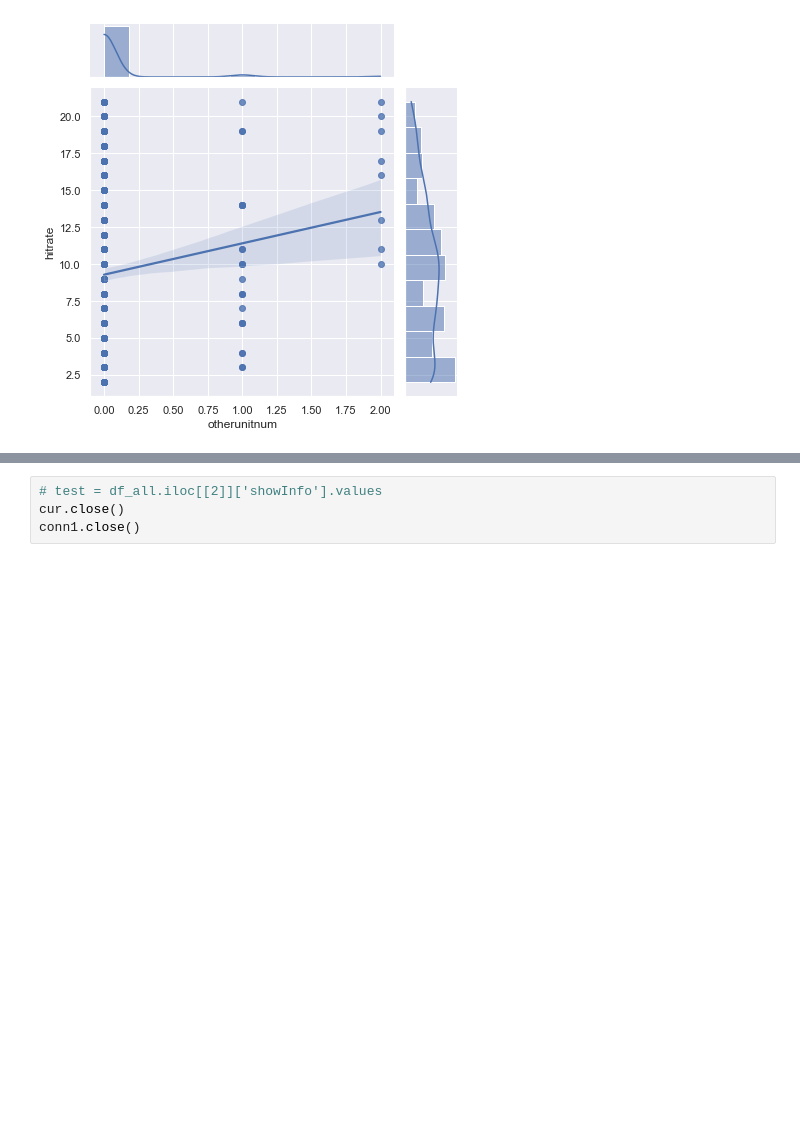
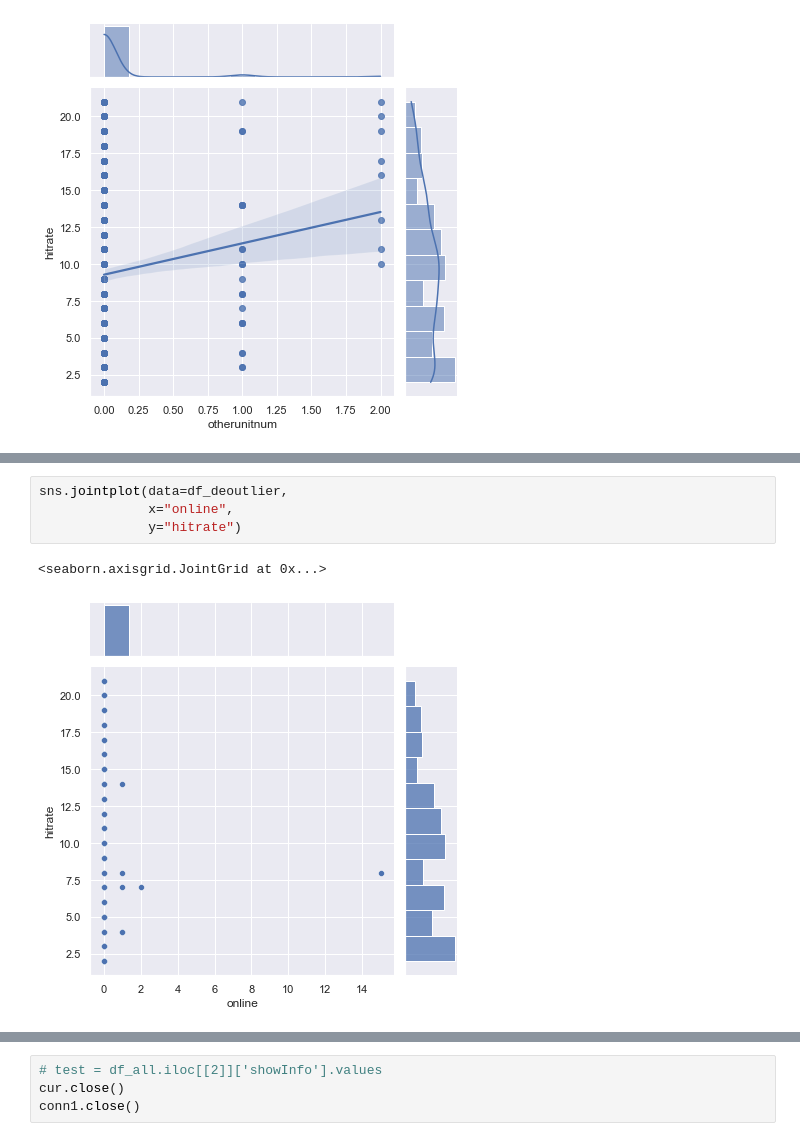
Before and after one commit to shesheshesheshe/Activities-Data-Analysis-Projects, a Jupyter notebook: data-visualization-a.ipynb, the cells around one changed output, grey strips where cells are left out. Drawn from its saved outputs; the diff is of its cells as text; blank space fills up the shorter version.

```diff
--- a/data-visualization-a.ipynb
+++ b/data-visualization-a.ipynb
@@ -252 +281,8 @@ sns.jointplot(data=df_deoutlier,
+# %%
+sns.jointplot(data=df_deoutlier,
+              x="online",
+              y="hitrate")
+# %% [output]
+<seaborn.axisgrid.JointGrid at 0x...>
+[figure, added]
 # %%
```
Also changed, not shown: parts of 13 cells of this notebook, 3 other files.
